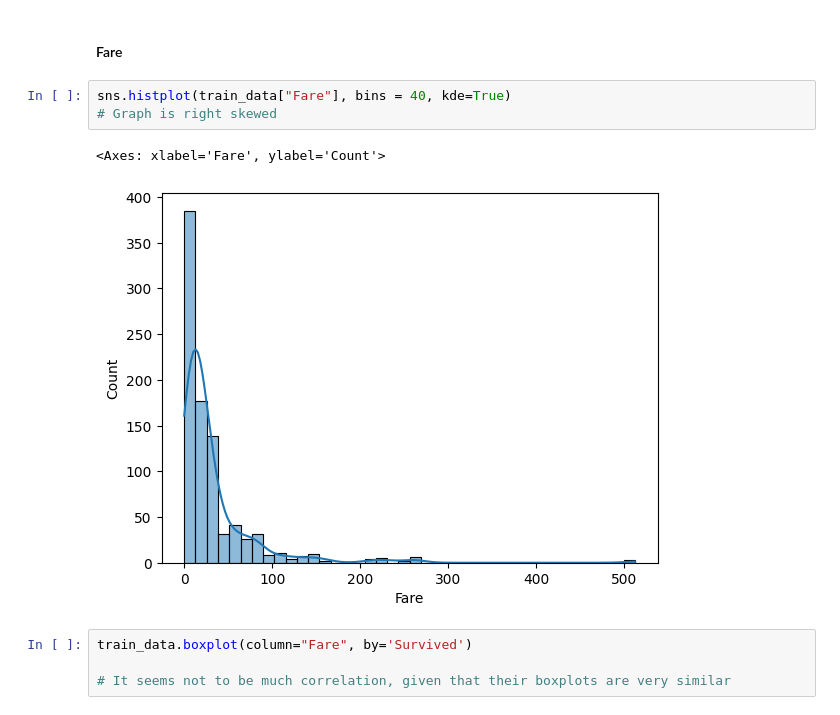
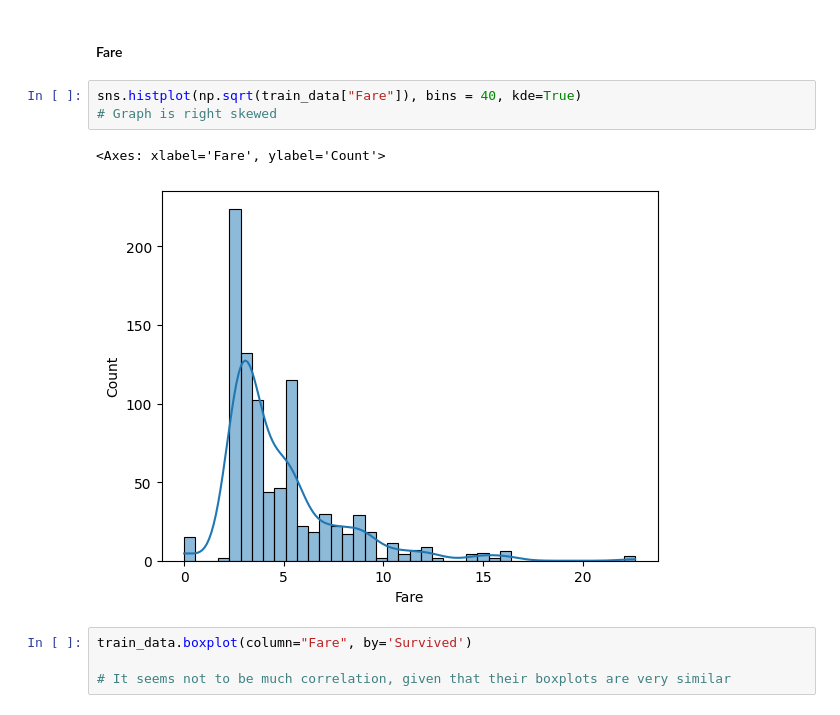
Before and after one commit to XJoseAntonioX/KaggleTitanic, a Jupyter notebook: Titanic.ipynb, the cells around one changed output. Drawn from its saved outputs; the diff is of its cells as text.

```diff
--- a/Titanic.ipynb
+++ b/Titanic.ipynb
@@ -245,11 +245,11 @@ Name: count, dtype: int64
 # %% [markdown]
 #### Fare
 # %%
-sns.histplot(train_data["Fare"], bins = 40, kde=True)
+sns.histplot(np.sqrt(train_data["Fare"]), bins = 40, kde=True)
 # Graph is right skewed
 # %% [output]
 <Axes: xlabel='Fare', ylabel='Count'>
-[figure, old version]
+[figure, new version]
 # %%
 train_data.boxplot(column="Fare", by='Survived')
 
```
Also changed, not shown: parts of 7 cells of this notebook, 1 other file.
